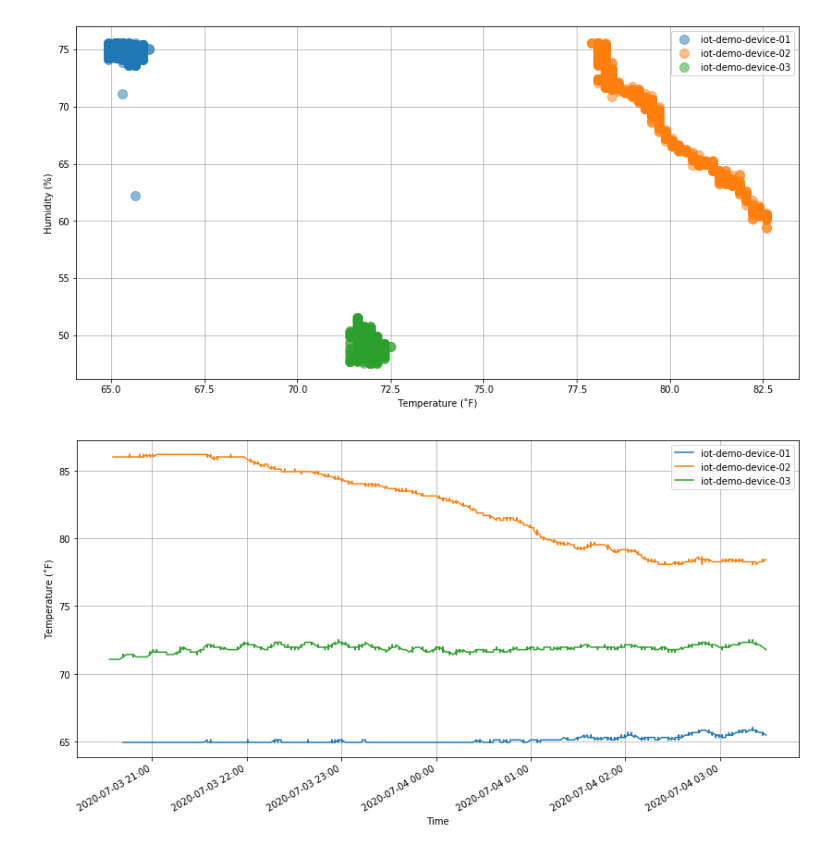
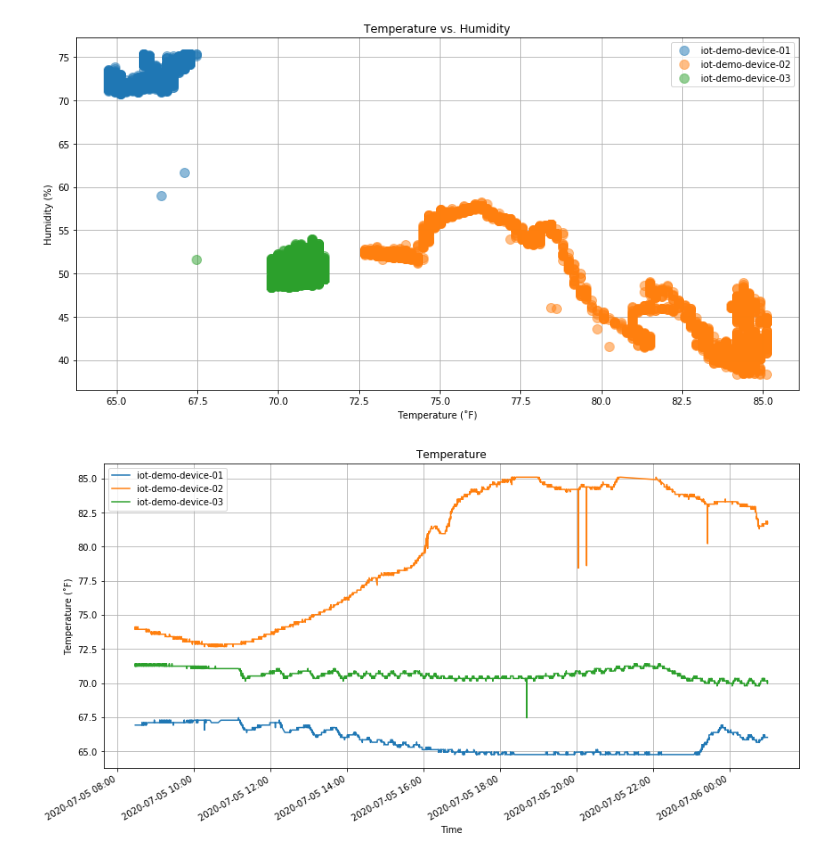
Before and after one commit to garystafford/real-time-iot-notebooks, a Jupyter notebook: Octank IIoT Data Demo v1.ipynb, the cells around one changed output. Cells and saved outputs as stored; diff of their text form; code cells hidden in the pictures.

```diff
--- a/Octank IIoT Data Demo v1.ipynb
+++ b/Octank IIoT Data Demo v1.ipynb
@@ -56,14 +63,14 @@ dtype: int64
 # %%
-df_filtered = df.sort_values(ascending=False, by='ts').head(5000)
+df_filtered = df.sort_values(ascending=False, by="ts").head(25000)
 
 q_low = df_filtered["humidity"].quantile(0.01)
 q_hi  = df_filtered["humidity"].quantile(0.99)
-
-df_filtered = df_filtered[(df_filtered["humidity"] < q_hi) & (df_filtered["humidity"] > q_low)]
+df_filtered = df_filtered[(df_filtered["humidity"] < q_hi) &
+                          (df_filtered["humidity"] > q_low)]
 
 q_low = df_filtered["temp"].quantile(0.01)
 q_hi  = df_filtered["temp"].quantile(0.99)
+df_filtered = df_filtered[(df_filtered["temp"] < q_hi) &
+                          (df_filtered["temp"] > q_low)]
 
-df_filtered = df_filtered[(df_filtered["temp"] < q_hi) & (df_filtered["temp"] > q_low)]
-
-groups = df_filtered.groupby('device')
+groups = df_filtered.groupby("device")
@@ -70,35 +104,38 @@ groups = df_filtered.groupby('device')
 # %%
 _, ax = plt.subplots(1, 1, figsize=(14,7))
-ax.margins(0.05) # Optional, just adds 5% padding to the autoscaling
 for device, group in groups:
     ax.plot(group.temp,
             group.humidity,
-            marker='o',
-            linestyle='',
+            marker="o",
+            linestyle="",
             alpha=.5,
             ms=10,
             label=device)
 ax.grid()
+ax.margins(0.05)
 ax.legend()
+plt.title("Temperature vs. Humidity")
 plt.xlabel("Temperature (˚F)")
 plt.ylabel("Humidity (%)")
 plt.show()
 # %% [output]
-[figure, old version]
+[figure, new version]
 # %%
 register_matplotlib_converters()
+myFmt = DateFormatter("%Y-%m-%d %H:%M")
+
 fig, ax = plt.subplots(1, 1, figsize=(14,7))
-ax.margins(0.05) # Optional, just adds 5% padding to the autoscaling
 for device, group in groups:
     ax.plot(group.temp,
             label=device)
-myFmt = DateFormatter("%Y-%m-%d %H:%M")
 ax.xaxis.set_major_formatter(myFmt)
 fig.autofmt_xdate()
 ax.grid()
+ax.margins(0.05)
 ax.legend()
+plt.title("Temperature")
 plt.ylabel("Temperature (˚F)")
 plt.xlabel("Time")
 plt.show()
 # %% [output]
-[figure, old version]
+[figure, new version]
```
Also changed, not shown: parts of 9 cells of this notebook.
